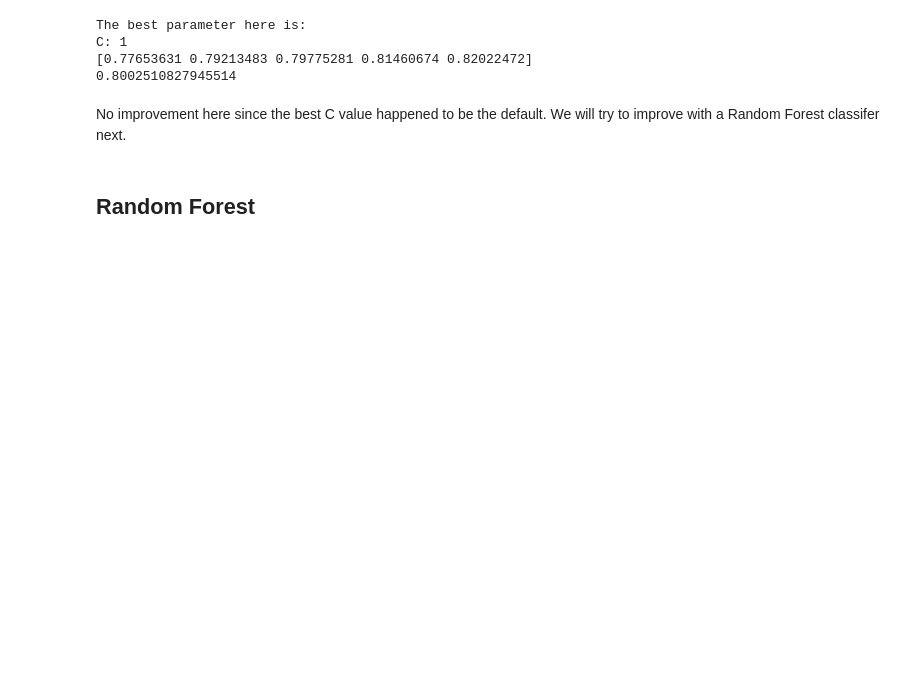
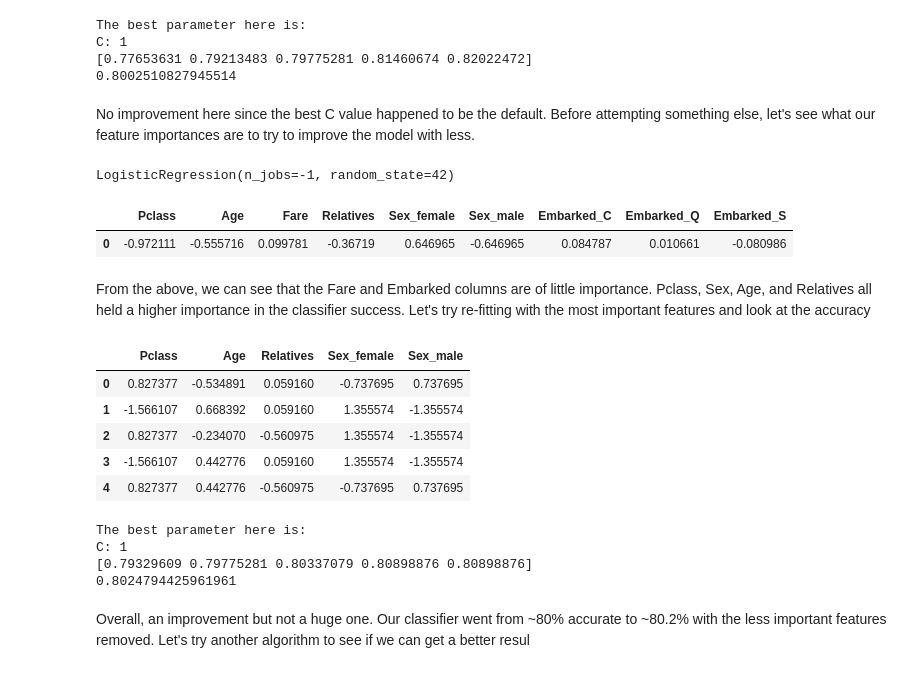
Before and after one commit to kevinodata/titanic, a Jupyter notebook: titanic_classifier.ipynb, the cells around one changed output. Saved outputs shown, nothing was run; the diff lists cells and outputs as text; code cells hidden in the pictures; blank space fills up the shorter version.

Commit message:
Examined the LR model coefficients and refit with less features. Now moving to RF model.

```diff
--- a/titanic_classifier.ipynb
+++ b/titanic_classifier.ipynb
@@ -285,6 +285,59 @@ C: 1
 [0.77653631 0.79213483 0.79775281 0.81460674 0.82022472]
 0.8002510827945514
 # %% [markdown]
-No improvement here since the best C value happened to be the default. We will try to improve with a Random Forest classifer next.
+No improvement here since the best C value happened to be the default. Before attempting something else, let's see what our feature importances are to try to improve the model with less.
-# %% [markdown]
-## Random Forest
+# %%
+# The lr_model variable already has the best C value
+# so we will refit with that
+lr_model.fit(X_train_std, y)
+# %% [output]
+LogisticRegression(n_jobs=-1, random_state=42)
+# %%
+col = list(X_train_std.columns)
+lr_coefs = pd.DataFrame(index=[0], columns=col)
+lr_coefs.iloc[0:1, :] = lr_model.coef_
+lr_coefs
+# %% [output]
+|  | Pclass | Age | Fare | Relatives | Sex_female | Sex_male | Embarked_C | Embarked_Q | Embarked_S |
+| 0 | -0.972111 | -0.555716 | 0.099781 | -0.36719 | 0.646965 | -0.646965 | 0.084787 | 0.010661 | -0.080986 |
+# %% [markdown]
+From the above, we can see that the Fare and Embarked columns are of little importance. Pclass, Sex, Age, and Relatives all held a higher importance in the classifier success. Let's try re-fitting with the most important features and look at the accuracy
+# %%
+X_train_imp = X_train_std.drop(
+              ['Fare', 'Embarked_C', 'Embarked_Q', 'Embarked_S'], axis=1)
+
+# Verify
+X_train_imp.head()
+# %% [output]
+|  | Pclass | Age | Relatives | Sex_female | Sex_male |
+| 0 | 0.827377 | -0.534891 | 0.059160 | -0.737695 | 0.737695 |
+| 1 | -1.566107 | 0.668392 | 0.059160 | 1.355574 | -1.355574 |
+| 2 | 0.827377 | -0.234070 | -0.560975 | 1.355574 | -1.355574 |
+| 3 | -1.566107 | 0.442776 | 0.059160 | 1.355574 | -1.355574 |
+| 4 | 0.827377 | 0.442776 | -0.560975 | -0.737695 | 0.737695 |
+# %%
+lr_search = GridSearchCV(lr_model,
+                         param_grid,
+                         cv=5,
+                         n_jobs=-1).fit(X_train_imp, y)
+
+print('The best parameter here is:')
+print('C:', lr_search.best_params_['C'])
+
+lr_model2 = LogisticRegression(C=lr_search.best_params_['C'],
+                               n_jobs=-1,
+                               random_state=42)
+
+scores = cross_val_score(lr_model2, X_train_imp, y, cv=5)
+scores.sort()
+accuracy = scores.mean()
+
+print(scores)
+print(accuracy)
+# %% [output]
+The best parameter here is:
+C: 1
+[0.79329609 0.79775281 0.80337079 0.80898876 0.80898876]
+0.8024794425961961
+# %% [markdown]
+Overall, an improvement but not a huge one. Our classifier went from ~80% accurate to ~80.2% with the less important features removed. Let's try another algorithm to see if we can get a better resul
```
Also changed, not shown: parts of 1 cell of this notebook.
